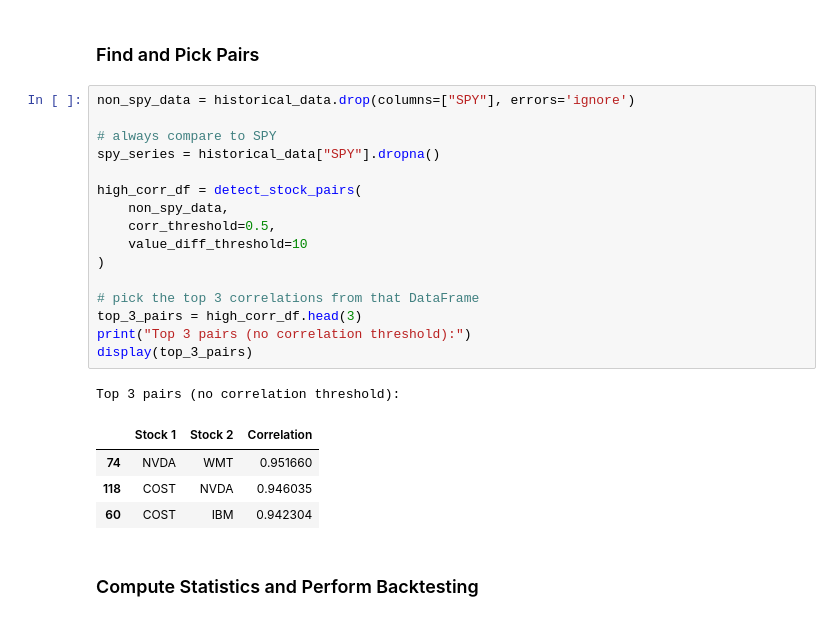
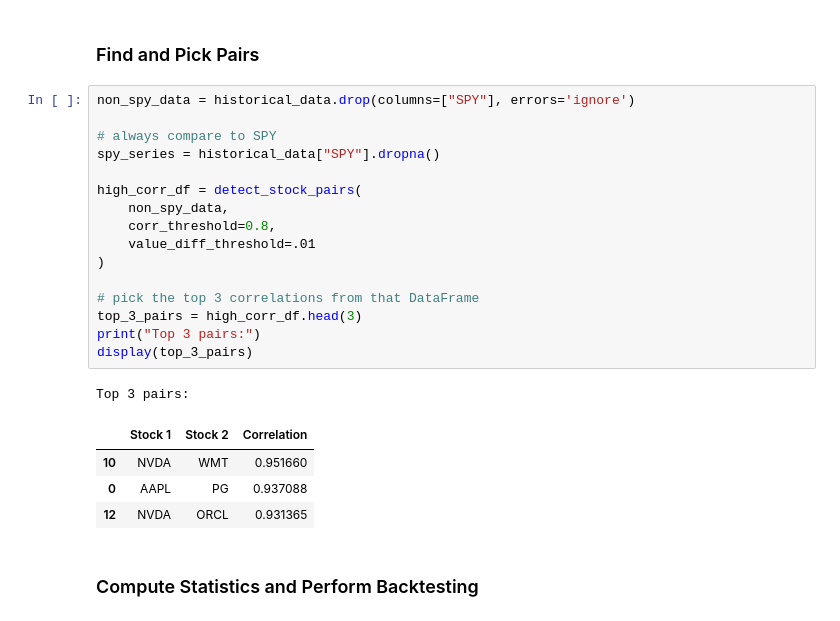
Before and after one commit to ArjunPatel32/MMR_ML_Trading, a Jupyter notebook: main.ipynb, the cells around one changed output. Saved outputs shown, nothing was run; the diff lists cells and outputs as text.

```diff
--- a/main.ipynb
+++ b/main.ipynb
@@ -96,25 +96,25 @@ Historical Data Shape: (1258, 25)
 # %%
 non_spy_data = historical_data.drop(columns=["SPY"], errors='ignore')
 
 # always compare to SPY
 spy_series = historical_data["SPY"].dropna()
 
 high_corr_df = detect_stock_pairs(
     non_spy_data,
-    corr_threshold=0.5,
-    value_diff_threshold=10
+    corr_threshold=0.8,
+    value_diff_threshold=.01
 )
 
 # pick the top 3 correlations from that DataFrame
 top_3_pairs = high_corr_df.head(3)
-print("Top 3 pairs (no correlation threshold):")
+print("Top 3 pairs:")
 display(top_3_pairs)
 # %% [output]
-Top 3 pairs (no correlation threshold):
+Top 3 pairs:
 |  | Stock 1 | Stock 2 | Correlation |
-| 74 | NVDA | WMT | 0.951660 |
-| 118 | COST | NVDA | 0.946035 |
-| 60 | COST | IBM | 0.942304 |
+| 10 | NVDA | WMT | 0.951660 |
+| 0 | AAPL | PG | 0.937088 |
+| 12 | NVDA | ORCL | 0.931365 |
 # %% [markdown]
 ### Compute Statistics and Perform Backtesting
 # %%
```
Also changed, not shown: parts of 3 cells of this notebook, 5 other files.
